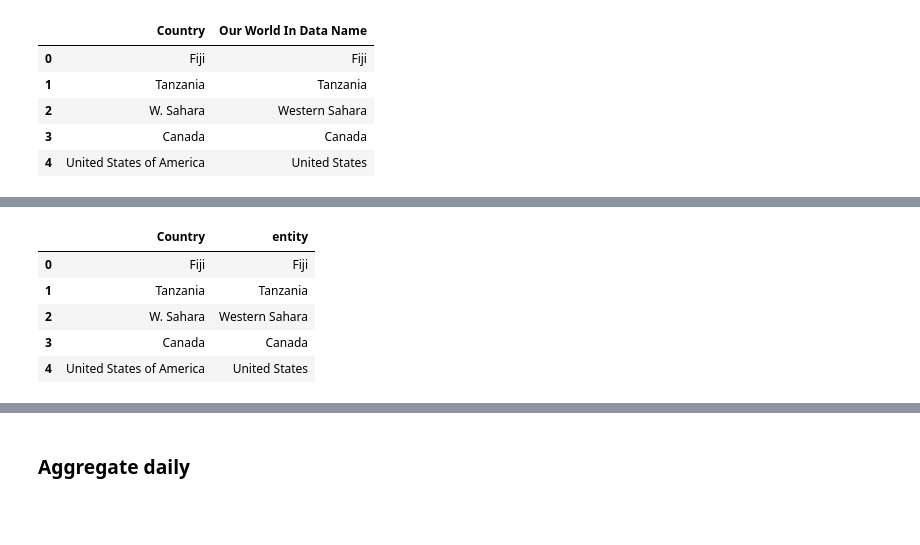
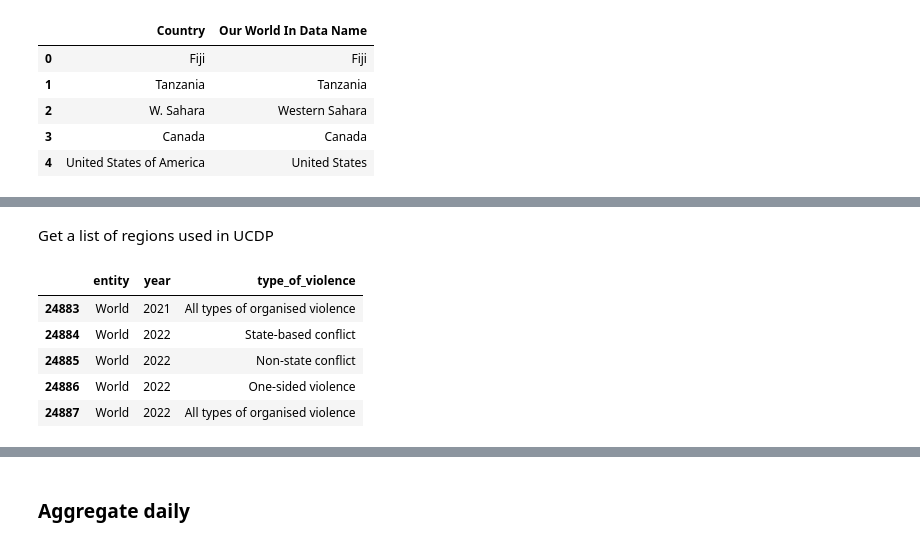
Before and after one commit to owid/notebooks, a Jupyter notebook: JoeHasell/UCDP and PRIO/UCDP_georeferenced/Aggregate.ipynb, the cells around one changed output, grey strips where cells are left out. Drawn from its saved outputs; the diff is of its cells as text; code cells hidden in the pictures; blank space fills up the shorter version.

```diff
--- a/JoeHasell/UCDP and PRIO/UCDP_georeferenced/Aggregate.ipynb
+++ b/JoeHasell/UCDP and PRIO/UCDP_georeferenced/Aggregate.ipynb
@@ -258,9 +241,2 @@ df_grid.drop(columns=['Country'])
-# %%
-df_grid.head()
-# %% [output]
-|  | Country | entity |
-| 0 | Fiji | Fiji |
-| 1 | Tanzania | Tanzania |
-| 2 | W. Sahara | Western Sahara |
-| 3 | Canada | Canada |
-| 4 | United States of America | United States |
+# %% [markdown]
+Get a list of regions used in UCDP
@@ -266,0 +255,9 @@ df_grid.head()
+# %%
+grid.tail()
+# %% [output]
+|  | entity | year | type_of_violence |
+| 24883 | World | 2021 | All types of organised violence |
+| 24884 | World | 2022 | State-based conflict |
+| 24885 | World | 2022 | Non-state conflict |
+| 24886 | World | 2022 | One-sided violence |
+| 24887 | World | 2022 | All types of organised violence |
```
Also changed, not shown: parts of 19 cells of this notebook, 1 other file.
